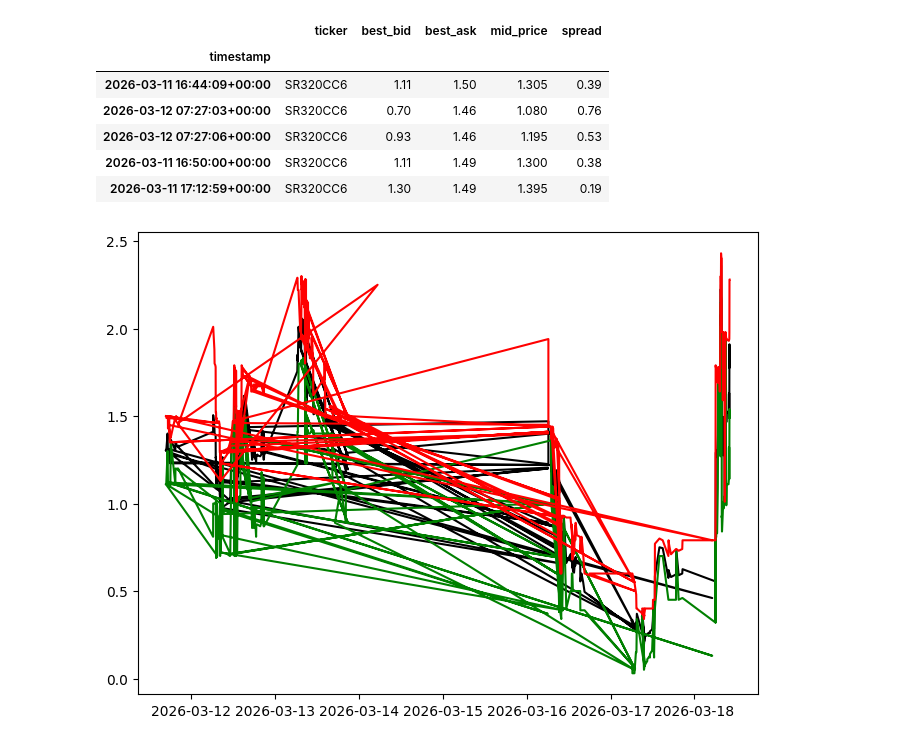
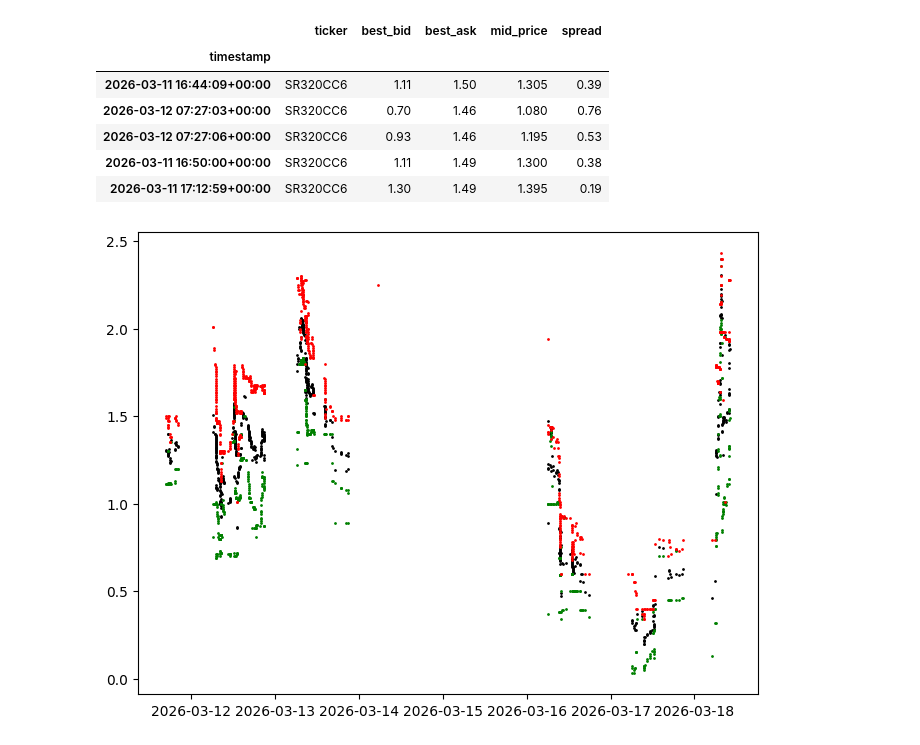
Before and after one commit to SigmaFlowX/Options-Market-Making, a Jupyter notebook: notebooks/live_data_analysis.ipynb, the cells around one changed output. Saved outputs shown, nothing was run; the diff lists cells and outputs as text; code cells hidden in the pictures.

Commit message:
fixed a misprint and improved the visuals

```diff
--- a/notebooks/live_data_analysis.ipynb
+++ b/notebooks/live_data_analysis.ipynb
@@ -6,7 +6,7 @@ import os
 load_dotenv()
 url = os.getenv("DATABASE_URL")
 # %%
-conn = psycopg2.connect(db_url, sslmode="require")
+conn = psycopg2.connect(url, sslmode="require")
 cur = conn.cursor()
 # %%
 cur.execute(
@@ -56,10 +56,10 @@ df.head()
 # %%
 import matplotlib.pyplot as plt
 
 plt.figure(figsize=(8,6))
-plt.plot(df.index, df['mid_price'], color="black")
-plt.plot(df.index, df['best_bid'], color="green")
-plt.plot(df.index, df['best_ask'], color="red")
+plt.scatter(df.index, df['mid_price'], color="black", s=1)
+plt.scatter(df.index, df['best_bid'], color="green", s=1)
+plt.scatter(df.index, df['best_ask'], color="red", s=1)
 plt.show()
 # %% [output]
-[figure, old version]
+[figure, new version]
```
